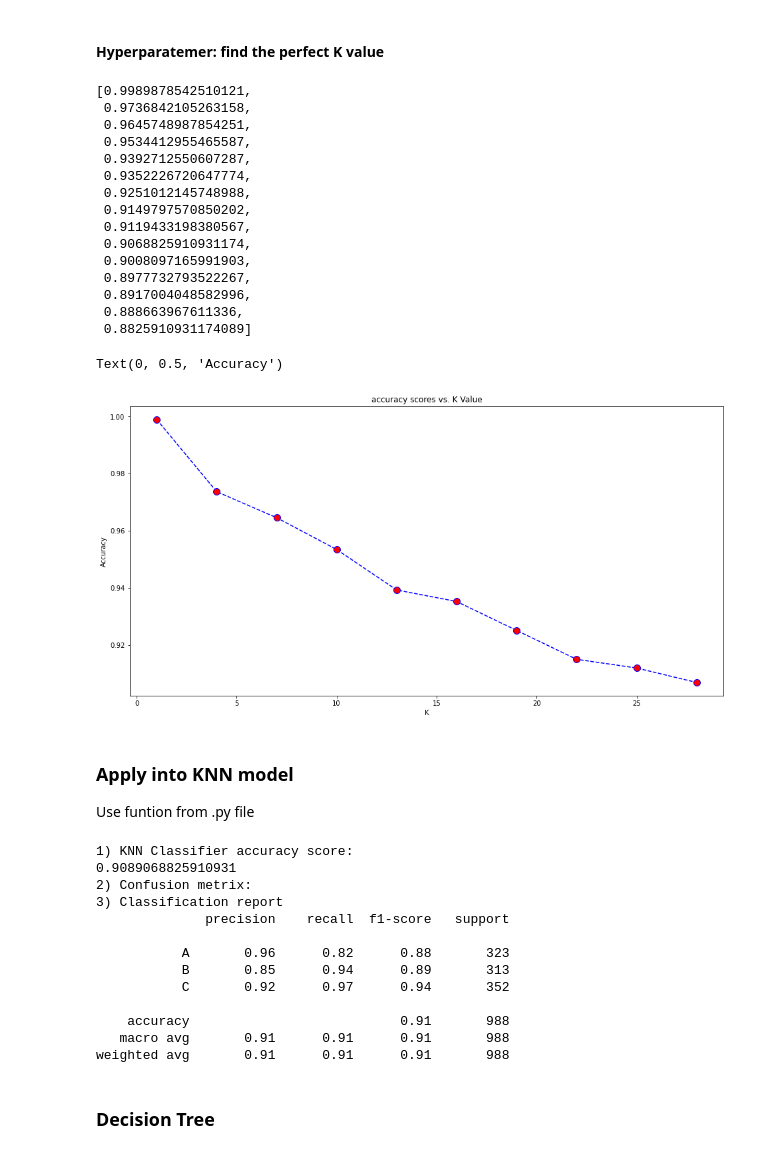
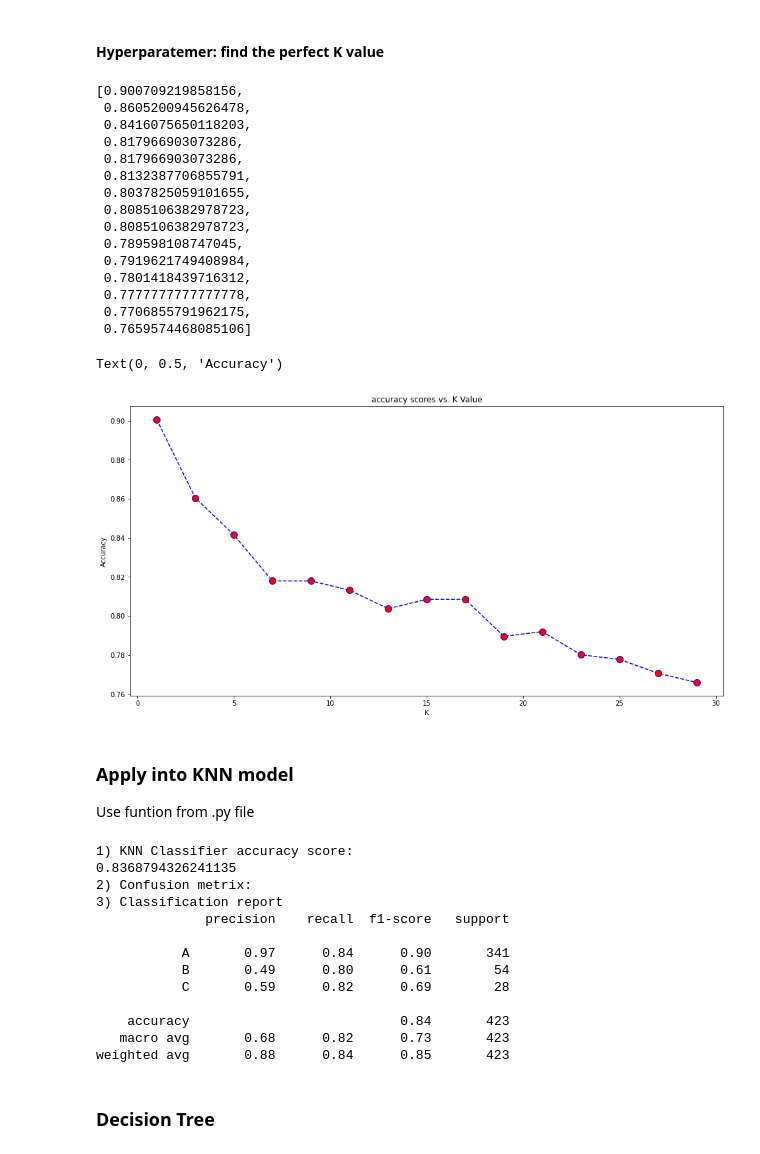
Before and after one commit to yuawano/fetal_health_classification, a Jupyter notebook: 3.2_ML_smote.ipynb, the cells around one changed output. Saved outputs shown, nothing was run; the diff lists cells and outputs as text; code cells hidden in the pictures.

```diff
--- a/3.2_ML_smote.ipynb
+++ b/3.2_ML_smote.ipynb
@@ -68,0 +55,2 @@ X_train, X_test, y_train, y_test = train_test_split(X_sm, y_sm, test_size=0.2, r
+# %%
+X_train, X_test, y_train, y_test = train_test_split(X, y, test_size=0.2, random_state=42)
@@ -68,0 +71,5 @@ X_train, X_test, y_train, y_test = train_test_split(X_sm, y_sm, test_size=0.2, r
+# %%
+smote = SMOTE()
+
+X_train_sm, y_train_sm = smote.fit_resample(X_train, y_train)
+y_train_sm.value_counts()
@@ -173,36 +208,36 @@ weighted avg       0.91      0.91      0.91       988
 scores = []
 for i in range(1,30,2):
     model = KNeighborsClassifier(n_neighbors=i)
-    model.fit(X_sm, y_sm)
+    model.fit(X_train_sm, y_train_sm)
     y_pred = model.predict(X_test)
     scores.append((metrics.accuracy_score(y_test, y_pred)))
 scores
 # %% [output]
-[0.9989878542510121,
- 0.9736842105263158,
- 0.9645748987854251,
- 0.9534412955465587,
- 0.9392712550607287,
- 0.9352226720647774,
- 0.9251012145748988,
- 0.9149797570850202,
- 0.9119433198380567,
- 0.9068825910931174,
- 0.9008097165991903,
- 0.8977732793522267,
- 0.8917004048582996,
- 0.888663967611336,
- 0.8825910931174089]
+[0.900709219858156,
+ 0.8605200945626478,
+ 0.8416075650118203,
+ 0.817966903073286,
+ 0.817966903073286,
+ 0.8132387706855791,
+ 0.8037825059101655,
+ 0.8085106382978723,
+ 0.8085106382978723,
+ 0.789598108747045,
+ 0.7919621749408984,
+ 0.7801418439716312,
+ 0.7777777777777778,
+ 0.7706855791962175,
+ 0.7659574468085106]
 # %%
 plt.figure(figsize=(16,8))
-plt.plot(range(1,30,3),scores,color = 'blue', linestyle='dashed',
+plt.plot(range(1,30,2),scores,color = 'blue', linestyle='dashed',
          marker='o', markerfacecolor='red', markersize=10)
 plt.title('accuracy scores vs. K Value')
 plt.xlabel('K')
 plt.ylabel('Accuracy')
 # %% [output]
 Text(0, 0.5, 'Accuracy')
-[figure, old version]
+[figure, new version]
 # %%
 def model_knn_classifier(X, y, K_value):
     model = KNeighborsClassifier(n_neighbors= K_value)
@@ -223,21 +258,21 @@ def model_knn_classifier(X, y, K_value):
 ### Apply into KNN model
 Use funtion from .py file
 # %%
-model_knn_classifier(X_sm, y_sm, 20)
+model_knn_classifier(X_train_sm, y_train_sm, 8)
 # %% [output]
 1) KNN Classifier accuracy score:
-0.9089068825910931
+0.8368794326241135
 2) Confusion metrix:
 3) Classification report
               precision    recall  f1-score   support
 
-           A       0.96      0.82      0.88       323
-           B       0.85      0.94      0.89       313
-           C       0.92      0.97      0.94       352
+           A       0.97      0.84      0.90       341
+           B       0.49      0.80      0.61        54
+           C       0.59      0.82      0.69        28
 
-    accuracy                           0.91       988
-   macro avg       0.91      0.91      0.91       988
-weighted avg       0.91      0.91      0.91       988
+    accuracy                           0.84       423
+   macro avg       0.68      0.82      0.73       423
+weighted avg       0.88      0.84      0.85       423
 # %% [markdown]
 ### Decision Tree
 # %%
```
Also changed, not shown: parts of 22 cells of this notebook, 1 other file.
